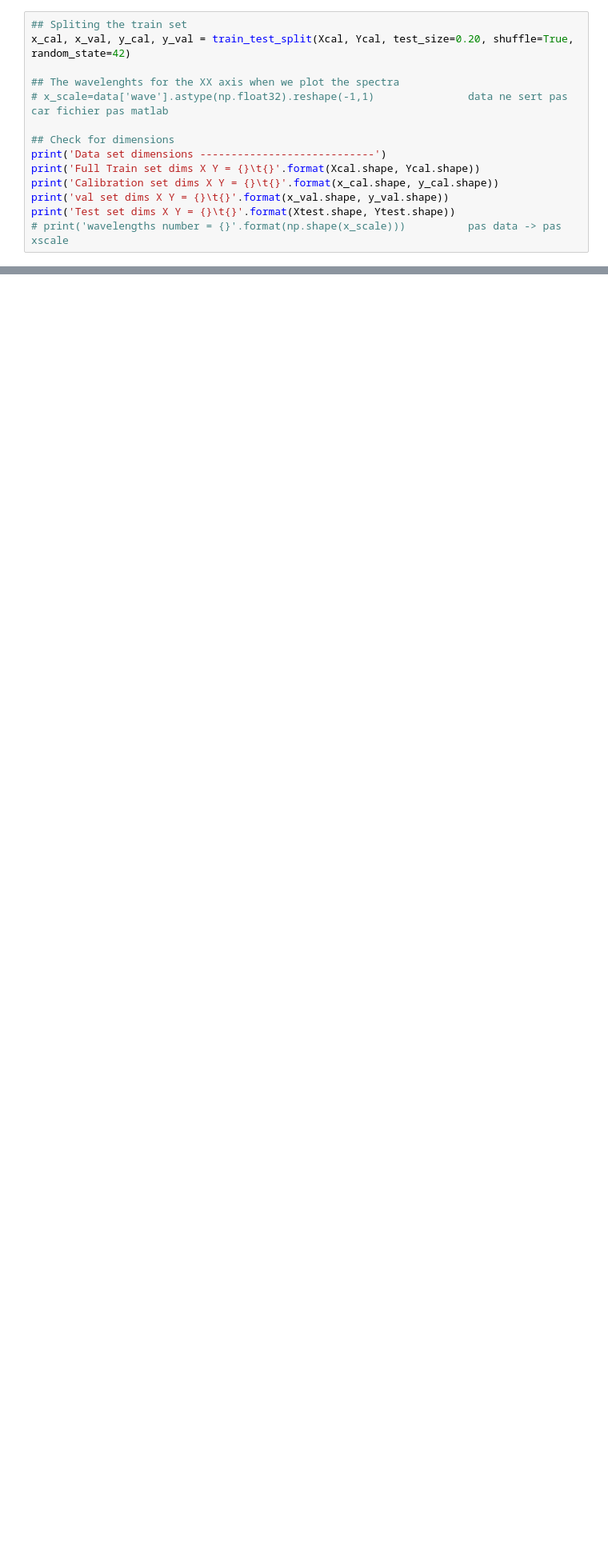
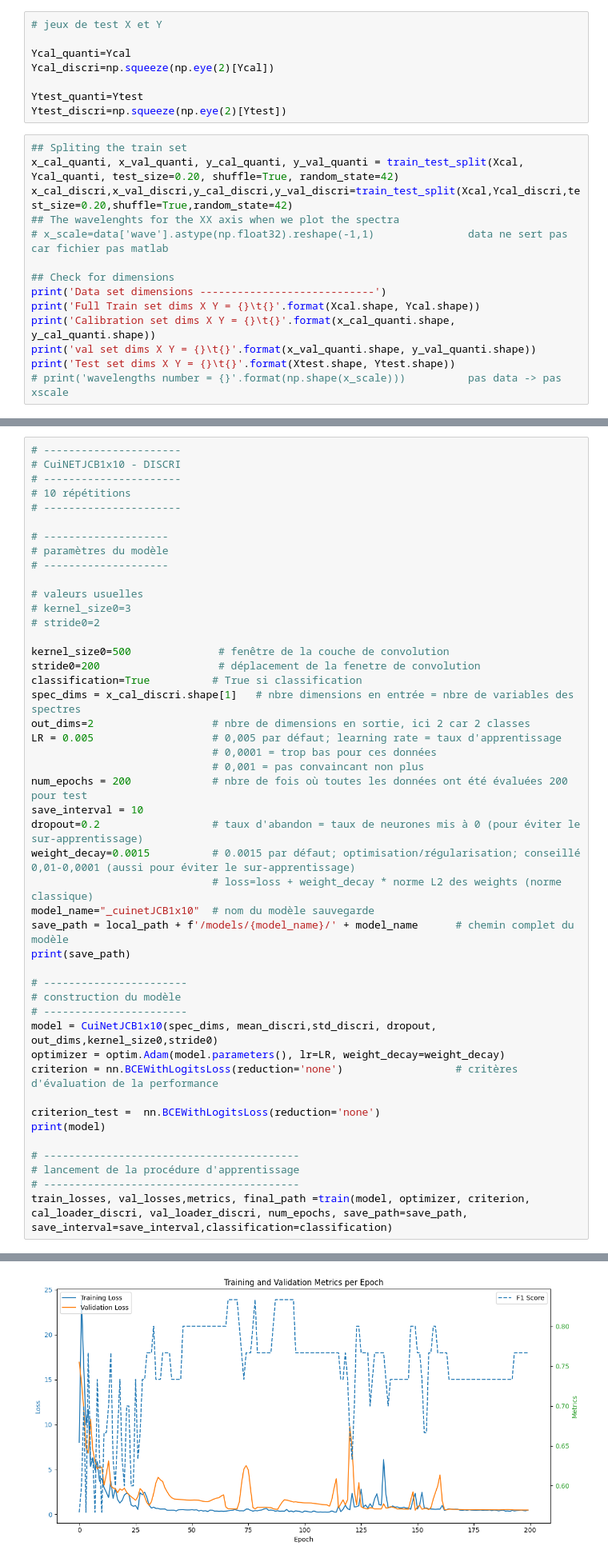
Before and after one commit to TEAM-AIOLY/Deep-Chemometrics, a Jupyter notebook: RMN_JC.ipynb, the cells around one changed output, grey strips where cells are left out. Shown: that part at 80% size. Cells and saved outputs as stored; diff of their text form; blank space fills up the shorter version.

```diff
--- a/RMN_JC.ipynb
+++ b/RMN_JC.ipynb
@@ -184,15 +90,23 @@ plt.show()
+# %%
+# jeux de test X et Y
+
+Ycal_quanti=Ycal
+Ycal_discri=np.squeeze(np.eye(2)[Ycal])
+
+Ytest_quanti=Ytest
+Ytest_discri=np.squeeze(np.eye(2)[Ytest])
 # %%
 ## Spliting the train set
-x_cal, x_val, y_cal, y_val = train_test_split(Xcal, Ycal, test_size=0.20, shuffle=True, random_state=42)
-
+x_cal_quanti, x_val_quanti, y_cal_quanti, y_val_quanti = train_test_split(Xcal, Ycal_quanti, test_size=0.20, shuffle=True, random_state=42)
+x_cal_discri,x_val_discri,y_cal_discri,y_val_discri=train_test_split(Xcal,Ycal_discri,test_size=0.20,shuffle=True,random_state=42)
 ## The wavelenghts for the XX axis when we plot the spectra
 # x_scale=data['wave'].astype(np.float32).reshape(-1,1)               data ne sert pas car fichier pas matlab
 
 ## Check for dimensions
 print('Data set dimensions ----------------------------')
 print('Full Train set dims X Y = {}\t{}'.format(Xcal.shape, Ycal.shape))
-print('Calibration set dims X Y = {}\t{}'.format(x_cal.shape, y_cal.shape))
-print('val set dims X Y = {}\t{}'.format(x_val.shape, y_val.shape))
+print('Calibration set dims X Y = {}\t{}'.format(x_cal_quanti.shape, y_cal_quanti.shape))
+print('val set dims X Y = {}\t{}'.format(x_val_quanti.shape, y_val_quanti.shape))
 print('Test set dims X Y = {}\t{}'.format(Xtest.shape, Ytest.shape))
 # print('wavelengths number = {}'.format(np.shape(x_scale)))          pas data -> pas xscale
 # %% [output]
@@ -306,0 +259,47 @@ test(model,final_path,test_loader,classification=True)
+# %%
+# ----------------------
+# CuiNETJCB1x10 - DISCRI
+# ----------------------
+# 10 répétitions
+# ----------------------
+
+# --------------------
+# paramètres du modèle
+# --------------------
+
+# valeurs usuelles
+# kernel_size0=3
+# stride0=2
+
+kernel_size0=500              # fenêtre de la couche de convolution
+stride0=200                   # déplacement de la fenetre de convolution
+classification=True          # True si classification
+spec_dims = x_cal_discri.shape[1]   # nbre dimensions en entrée = nbre de variables des spectres
+out_dims=2                   # nbre de dimensions en sortie, ici 2 car 2 classes
+LR = 0.005                   # 0,005 par défaut; learning rate = taux d'apprentissage
+                             # 0,0001 = trop bas pour ces données
+                             # 0,001 = pas convaincant non plus
+num_epochs = 200             # nbre de fois où toutes les données ont été évaluées 200 pour test
+save_interval = 10
+dropout=0.2                  # taux d'abandon = taux de neurones mis à 0 (pour éviter le sur-apprentissage)
+weight_decay=0.0015          # 0.0015 par défaut; optimisation/régularisation; conseillé 0,01-0,0001 (aussi pour éviter le sur-apprentissage)
+                             # loss=loss + weight_decay * norme L2 des weights (norme classique)
+model_name="_cuinetJCB1x10"  # nom du modèle sauvegarde
+save_path = local_path + f'/models/{model_name}/' + model_name      # chemin complet du modèle
+print(save_path)
+
+# -----------------------
+# construction du modèle
+# -----------------------
+model = CuiNetJCB1x10(spec_dims, mean_discri,std_discri, dropout, out_dims,kernel_size0,stride0)
+optimizer = optim.Adam(model.parameters(), lr=LR, weight_decay=weight_decay)
+criterion = nn.BCEWithLogitsLoss(reduction='none')                  # critères d'évaluation de la performance
+
+criterion_test =  nn.BCEWithLogitsLoss(reduction='none')
+print(model)
+
+# -----------------------------------------
+# lancement de la procédure d'apprentissage
+# -----------------------------------------
+train_losses, val_losses,metrics, final_path =train(model, optimizer, criterion, cal_loader_discri, val_loader_discri, num_epochs, save_path=save_path, save_interval=save_interval,classification=classification)
+# %% [output]
@@ -306,0 +324 @@ test(model,final_path,test_loader,classification=True)
+[figure, added]
```
Also changed, not shown: parts of 17 cells of this notebook.
